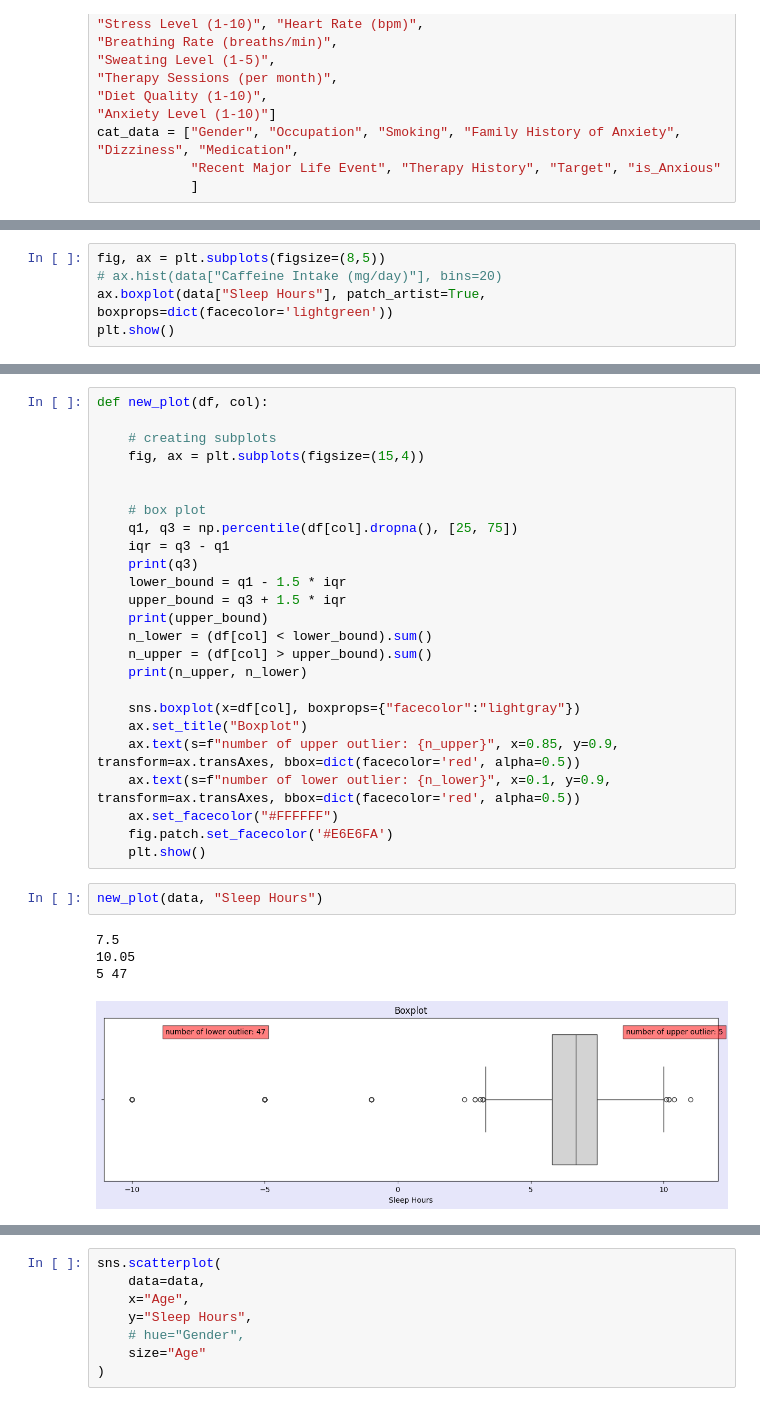
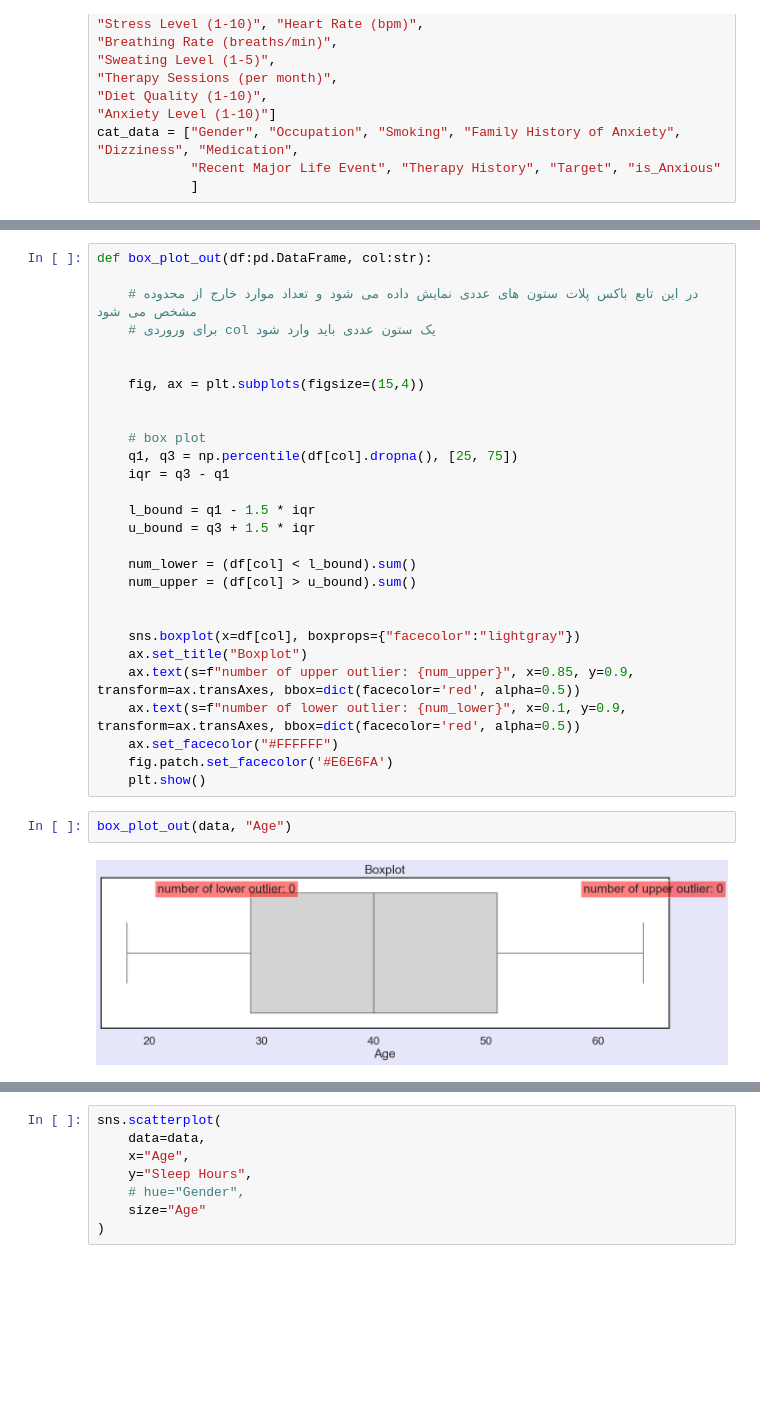
Before and after one commit to sabzparto/BC-mini-project, a Jupyter notebook: social_anxiety.ipynb, the cells around one changed output, grey strips where cells are left out. Cells and saved outputs as stored; diff of their text form; blank space fills up the shorter version.

```diff
--- a/social_anxiety.ipynb
+++ b/social_anxiety.ipynb
@@ -76,5 +43,0 @@ data[num_data]
-# %%
-fig, ax = plt.subplots(figsize=(8,5))
-# ax.hist(data["Caffeine Intake (mg/day)"], bins=20)
-ax.boxplot(data["Sleep Hours"], patch_artist=True, boxprops=dict(facecolor='lightgreen'))
-plt.show()
@@ -103,33 +44,33 @@ Name: Sleep Hours, dtype: float64
 # %%
-def new_plot(df, col):
+def box_plot_out(df:pd.DataFrame, col:str):
 
-    # creating subplots
+    # در این تابع باکس پلات ستون های عددی نمایش داده می شود و تعداد موارد خارج از محدوده مشخص می شود
+    # برای وروردی col یک ستون عددی باید وارد شود
+
+
     fig, ax = plt.subplots(figsize=(15,4))
 
 
     # box plot
     q1, q3 = np.percentile(df[col].dropna(), [25, 75])
     iqr = q3 - q1
-    print(q3)
-    lower_bound = q1 - 1.5 * iqr
-    upper_bound = q3 + 1.5 * iqr
-    print(upper_bound)
-    n_lower = (df[col] < lower_bound).sum()
-    n_upper = (df[col] > upper_bound).sum()
-    print(n_upper, n_lower)
+
+    l_bound = q1 - 1.5 * iqr
+    u_bound = q3 + 1.5 * iqr
+
+    num_lower = (df[col] < l_bound).sum()
+    num_upper = (df[col] > u_bound).sum()
+
 
     sns.boxplot(x=df[col], boxprops={"facecolor":"lightgray"})
     ax.set_title("Boxplot")
-    ax.text(s=f"number of upper outlier: {n_upper}", x=0.85, y=0.9, transform=ax.transAxes, bbox=dict(facecolor='red', alpha=0.5))
-    ax.text(s=f"number of lower outlier: {n_lower}", x=0.1, y=0.9, transform=ax.transAxes, bbox=dict(facecolor='red', alpha=0.5))
+    ax.text(s=f"number of upper outlier: {num_upper}", x=0.85, y=0.9, transform=ax.transAxes, bbox=dict(facecolor='red', alpha=0.5))
+    ax.text(s=f"number of lower outlier: {num_lower}", x=0.1, y=0.9, transform=ax.transAxes, bbox=dict(facecolor='red', alpha=0.5))
     ax.set_facecolor("#FFFFFF")
     fig.patch.set_facecolor('#E6E6FA')
     plt.show()
 # %%
-new_plot(data, "Sleep Hours")
+box_plot_out(data, "Age")
 # %% [output]
-7.5
-10.05
-5 47
-[figure, old version]
+[figure, new version]
 # %%
```
Also changed, not shown: parts of 14 cells of this notebook.
